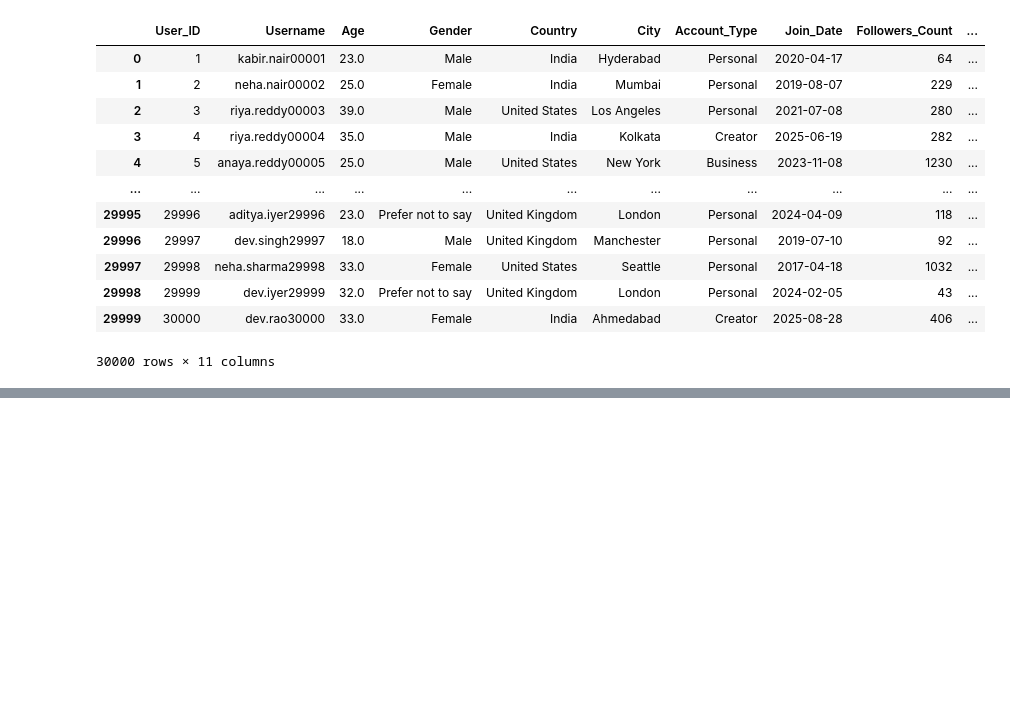
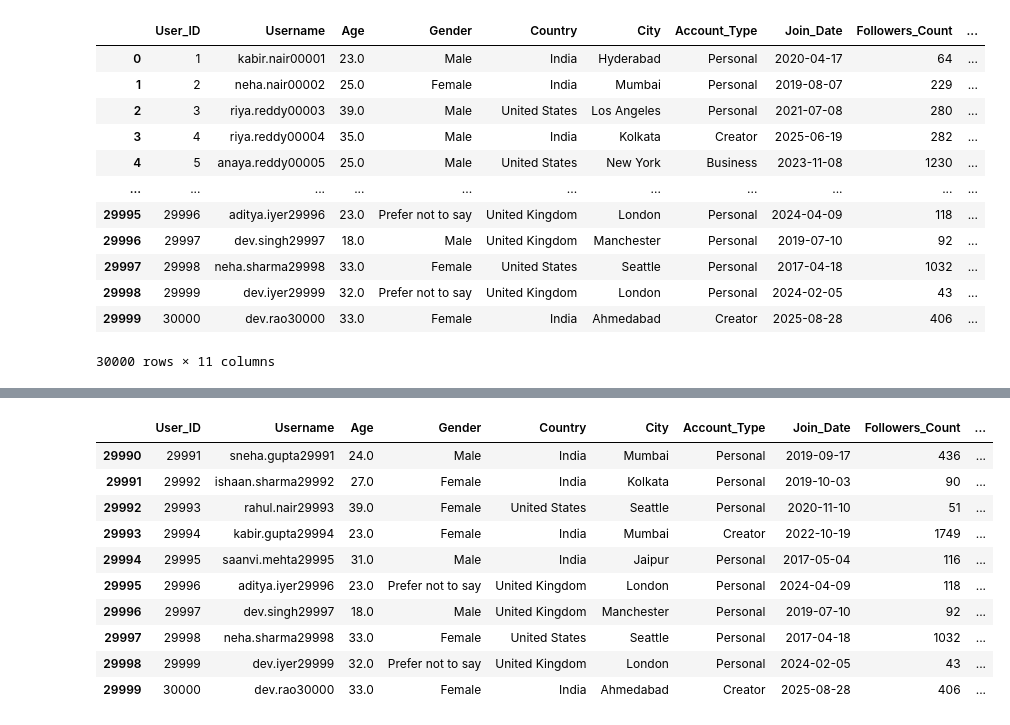
Before and after one commit to puneet-cs/DA22_DataAnalytics, a Jupyter notebook: DA22_AI_DA_Project.ipynb, the cells around one changed output, grey strips where cells are left out. Drawn from its saved outputs; the diff is of its cells as text; code cells hidden in the pictures; blank space fills up the shorter version.

```diff
--- a/DA22_AI_DA_Project.ipynb
+++ b/DA22_AI_DA_Project.ipynb
@@ -71,0 +149,15 @@ users_df
+# %%
+bottom_records = users_df.tail(10)
+bottom_records
+# %% [output]
+|  | User_ID | Username | Age | Gender | Country | City | Account_Type | Join_Date | Followers_Count | ... |
+| 29990 | 29991 | sneha.gupta29991 | 24.0 | Male | India | Mumbai | Personal | 2019-09-17 | 436 | ... |
+| 29991 | 29992 | ishaan.sharma29992 | 27.0 | Female | India | Kolkata | Personal | 2019-10-03 | 90 | ... |
+| 29992 | 29993 | rahul.nair29993 | 39.0 | Female | United States | Seattle | Personal | 2020-11-10 | 51 | ... |
+| 29993 | 29994 | kabir.gupta29994 | 23.0 | Female | India | Mumbai | Creator | 2022-10-19 | 1749 | ... |
+| 29994 | 29995 | saanvi.mehta29995 | 31.0 | Male | India | Jaipur | Personal | 2017-05-04 | 116 | ... |
+| 29995 | 29996 | aditya.iyer29996 | 23.0 | Prefer not to say | United Kingdom | London | Personal | 2024-04-09 | 118 | ... |
+| 29996 | 29997 | dev.singh29997 | 18.0 | Male | United Kingdom | Manchester | Personal | 2019-07-10 | 92 | ... |
+| 29997 | 29998 | neha.sharma29998 | 33.0 | Female | United States | Seattle | Personal | 2017-04-18 | 1032 | ... |
+| 29998 | 29999 | dev.iyer29999 | 32.0 | Prefer not to say | United Kingdom | London | Personal | 2024-02-05 | 43 | ... |
+| 29999 | 30000 | dev.rao30000 | 33.0 | Female | India | Ahmedabad | Creator | 2025-08-28 | 406 | ... |
```
Also changed, not shown: parts of 37 cells of this notebook.
